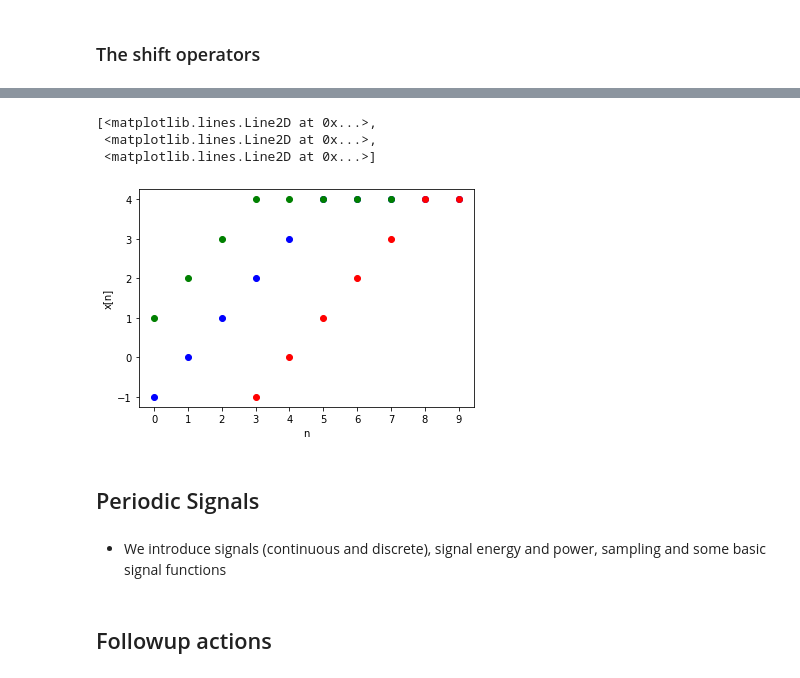
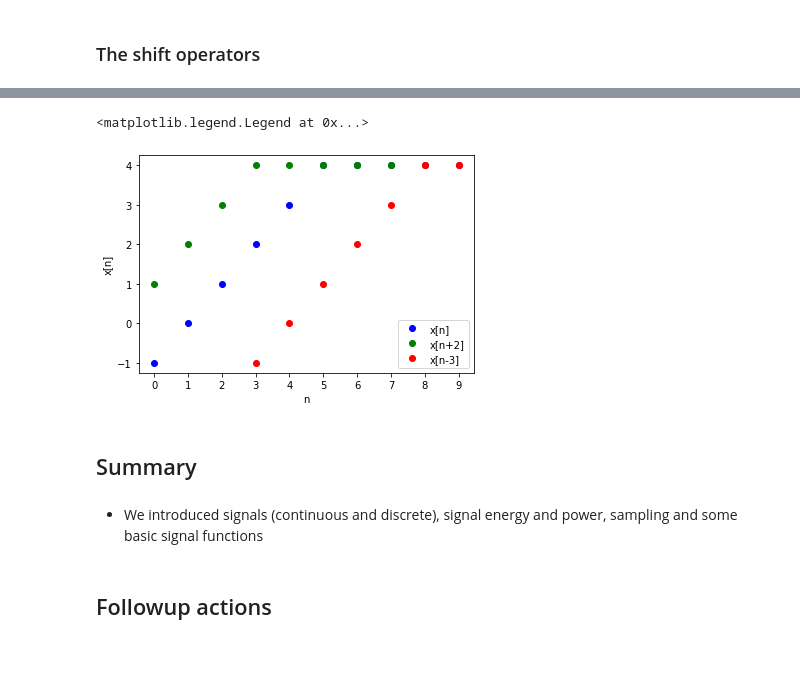
Before and after one commit to stevand/W20-CHE573, a Jupyter notebook: 01-intro.ipynb, the cells around one changed output, grey strips where cells are left out. Drawn from its saved outputs; the diff is of its cells as text; code cells hidden in the pictures.

```diff
--- a/01-intro.ipynb
+++ b/01-intro.ipynb
@@ -41,7 +38,7 @@ import math
 n=np.linspace(-4,16,20)
 x=np.zeros(len(n))
 
-for i in range (0,len(n)-1):
+for i in range (0,len(n)):
       if i >= 0:
         x[i]=math.pow(0.9,i)
       else:
@@ -327,38 +324,37 @@ When it comes to defining and relating the discrete signals of different time in
 # %%
 import matplotlib.pyplot as plt
 import numpy as np
 import math
 
 
 n=np.arange(0,10,1)
 x=np.zeros(len(n))
 xm3=np.ones(len(n))*np.nan
 xp2=np.ones(len(n))*np.nan
 
 for i in range (0,len(n)):
     if n[i]<=5:
         x[i]=n[i]-1
     else:
         x[i]=4
 
 for i in range (0,len(n)):
     if i>=3:
         xm3[i]=x[i-3]
     if i<=len(n)-1-2:
         xp2[i]=x[i+2]
 plt.xlabel('n')
 plt.ylabel('x[n]')
 plt.xticks(n)
 plt.plot(n,x,'bo',n,xp2,'go',n,xm3,'ro')
+plt.legend(['x[n]','x[n+2]','x[n-3]'],loc='lower right')
 # %% [output]
-[<matplotlib.lines.Line2D at 0x...>,
- <matplotlib.lines.Line2D at 0x...>,
- <matplotlib.lines.Line2D at 0x...>]
+<matplotlib.legend.Legend at 0x...>
-[figure, old version]
+[figure, new version]
-# %% [markdown]
-## Periodic Signals
+# %% [markdown]
+## Summary
 # %% [markdown]
--   We introduce signals (continuous and discrete), signal energy and power, sampling and some basic signal functions
+-   We introduced signals (continuous and discrete), signal energy and power, sampling and some basic signal functions
 # %% [markdown]
 ## Followup actions
 # %% [markdown]
```
Also changed, not shown: parts of 4 cells of this notebook.
